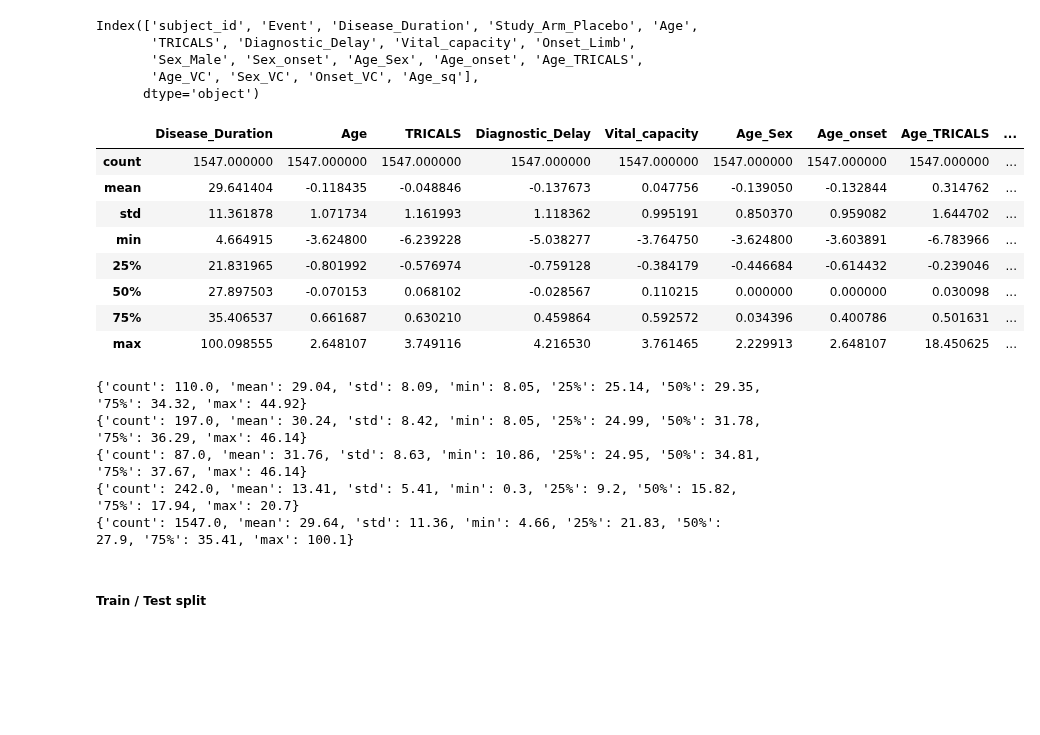
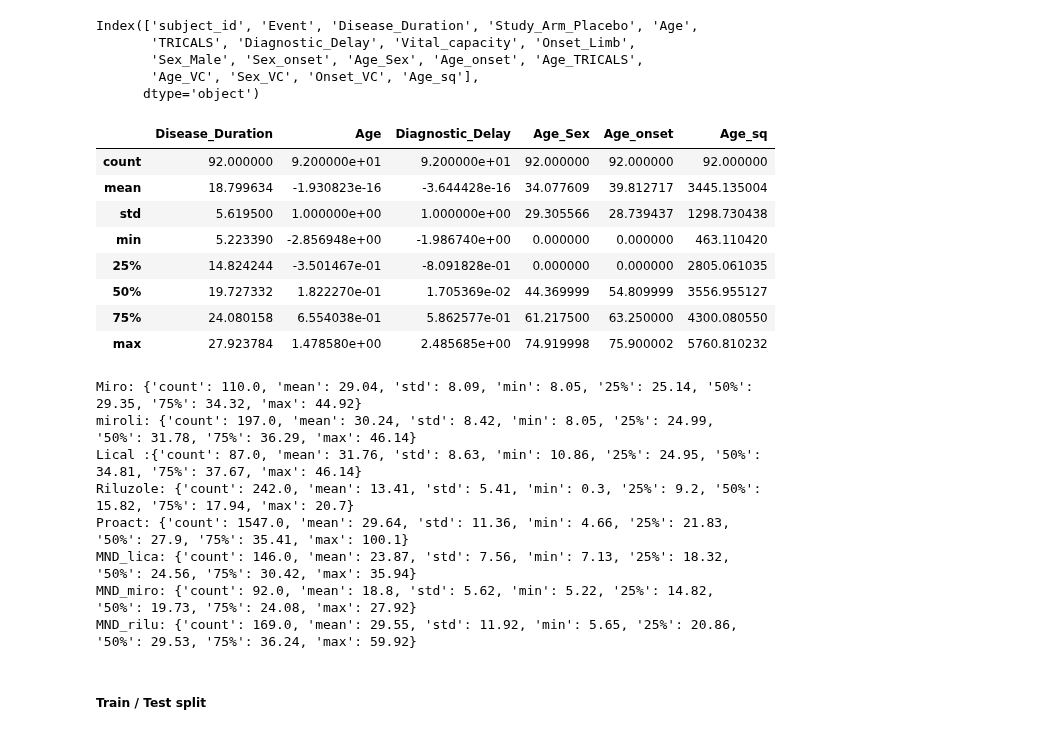
Before and after one commit to Uzoemeka/All_ALS_Data, a Jupyter notebook: 07.3_flexible_parametric_model_script_val_functionized_main_placebo_ext_trt_val.ipynb, the cells around one changed output. Cells and saved outputs as stored; diff of their text form; code cells hidden in the pictures; blank space fills up the shorter version.

```diff
--- a/07.3_flexible_parametric_model_script_val_functionized_main_placebo_ext_trt_val.ipynb
+++ b/07.3_flexible_parametric_model_script_val_functionized_main_placebo_ext_trt_val.ipynb
@@ -42,3 +43,6 @@ miro0 = pd.read_csv('/Users/Apple/projects/ALS_Digital_Twins/All_processed_data/
 miroli0 = pd.read_csv('/Users/Apple/projects/ALS_Digital_Twins/All_processed_data/DataFile/miroli0_processed_data_for_fp_model_21-01-2026.csv')
 ril_3010 = pd.read_csv('/Users/Apple/projects/ALS_Digital_Twins/All_processed_data/DataFile/ril_3010_processed_data_for_fp_model_21-01-2026.csv')
 proact0 = pd.read_csv('/Users/Apple/projects/ALS_Digital_Twins/All_processed_data/DataFile/proact0_processed_data_for_fp_model_21-01-2026.csv')
+MND_lica = pd.read_csv('/Users/Apple/projects/ALS_Digital_Twins/All_processed_data/DataFIle/MNDRegisterDataset_licals.csv')
+MND_miro = pd.read_csv('/Users/Apple/projects/ALS_Digital_Twins/All_processed_data/DataFIle/MNDRegisterDataset_mirocals.csv')
+MND_rilu = pd.read_csv('/Users/Apple/projects/ALS_Digital_Twins/All_processed_data/DataFIle/MNDRegisterDataset_riluzole.csv')
@@ -2004,29 +2101,35 @@ Index(['subject_id', 'Event', 'Disease_Duration', 'Study_Arm_Placebo', 'Age',
        'Age_VC', 'Sex_VC', 'Onset_VC', 'Age_sq'],
       dtype='object')
 # %%
-proact0_pla.select_dtypes(include=['float64']).describe()
+MND_miro.select_dtypes(include=['float64']).describe()
 # %% [output]
-|  | Disease_Duration | Age | TRICALS | Diagnostic_Delay | Vital_capacity | Age_Sex | Age_onset | Age_TRICALS | ... |
-| count | 1547.000000 | 1547.000000 | 1547.000000 | 1547.000000 | 1547.000000 | 1547.000000 | 1547.000000 | 1547.000000 | ... |
-| mean | 29.641404 | -0.118435 | -0.048846 | -0.137673 | 0.047756 | -0.139050 | -0.132844 | 0.314762 | ... |
-| std | 11.361878 | 1.071734 | 1.161993 | 1.118362 | 0.995191 | 0.850370 | 0.959082 | 1.644702 | ... |
-| min | 4.664915 | -3.624800 | -6.239228 | -5.038277 | -3.764750 | -3.624800 | -3.603891 | -6.783966 | ... |
-| 25% | 21.831965 | -0.801992 | -0.576974 | -0.759128 | -0.384179 | -0.446684 | -0.614432 | -0.239046 | ... |
-| 50% | 27.897503 | -0.070153 | 0.068102 | -0.028567 | 0.110215 | 0.000000 | 0.000000 | 0.030098 | ... |
-| 75% | 35.406537 | 0.661687 | 0.630210 | 0.459864 | 0.592572 | 0.034396 | 0.400786 | 0.501631 | ... |
-| max | 100.098555 | 2.648107 | 3.749116 | 4.216530 | 3.761465 | 2.229913 | 2.648107 | 18.450625 | ... |
+|  | Disease_Duration | Age | Diagnostic_Delay | Age_Sex | Age_onset | Age_sq |
+| count | 92.000000 | 9.200000e+01 | 9.200000e+01 | 92.000000 | 92.000000 | 92.000000 |
+| mean | 18.799634 | -1.930823e-16 | -3.644428e-16 | 34.077609 | 39.812717 | 3445.135004 |
+| std | 5.619500 | 1.000000e+00 | 1.000000e+00 | 29.305566 | 28.739437 | 1298.730438 |
+| min | 5.223390 | -2.856948e+00 | -1.986740e+00 | 0.000000 | 0.000000 | 463.110420 |
+| 25% | 14.824244 | -3.501467e-01 | -8.091828e-01 | 0.000000 | 0.000000 | 2805.061035 |
+| 50% | 19.727332 | 1.822270e-01 | 1.705369e-02 | 44.369999 | 54.809999 | 3556.955127 |
+| 75% | 24.080158 | 6.554038e-01 | 5.862577e-01 | 61.217500 | 63.250000 | 4300.080550 |
+| max | 27.923784 | 1.478580e+00 | 2.485685e+00 | 74.919998 | 75.900002 | 5760.810232 |
 # %%
-print(miro0_pla.Disease_Duration.describe().round(2).to_dict())
-print(miroli0_pla.Disease_Duration.describe().round(2).to_dict())
-print(lical0_pla.Disease_Duration.describe().round(2).to_dict())
-print(ril_3010_pla.Disease_Duration.describe().round(2).to_dict())
-print(proact0_pla.Disease_Duration.describe().round(2).to_dict())
+print(f"Miro: {miro0_pla.Disease_Duration.describe().round(2).to_dict()}")
+print(f"miroli: {miroli0_pla.Disease_Duration.describe().round(2).to_dict()}")
+print(f"Lical :{lical0_pla.Disease_Duration.describe().round(2).to_dict()}")
+print(f"Riluzole: {ril_3010_pla.Disease_Duration.describe().round(2).to_dict()}")
+print(f"Proact: {proact0_pla.Disease_Duration.describe().round(2).to_dict()}")
+print(f"MND_lica: {MND_lica.Disease_Duration.describe().round(2).to_dict()}")
+print(f"MND_miro: {MND_miro.Disease_Duration.describe().round(2).to_dict()}")
+print(f"MND_rilu: {MND_rilu.Disease_Duration.describe().round(2).to_dict()}")
 # %% [output]
-{'count': 110.0, 'mean': 29.04, 'std': 8.09, 'min': 8.05, '25%': 25.14, '50%': 29.35, '75%': 34.32, 'max': 44.92}
-{'count': 197.0, 'mean': 30.24, 'std': 8.42, 'min': 8.05, '25%': 24.99, '50%': 31.78, '75%': 36.29, 'max': 46.14}
-{'count': 87.0, 'mean': 31.76, 'std': 8.63, 'min': 10.86, '25%': 24.95, '50%': 34.81, '75%': 37.67, 'max': 46.14}
-{'count': 242.0, 'mean': 13.41, 'std': 5.41, 'min': 0.3, '25%': 9.2, '50%': 15.82, '75%': 17.94, 'max': 20.7}
-{'count': 1547.0, 'mean': 29.64, 'std': 11.36, 'min': 4.66, '25%': 21.83, '50%': 27.9, '75%': 35.41, 'max': 100.1}
+Miro: {'count': 110.0, 'mean': 29.04, 'std': 8.09, 'min': 8.05, '25%': 25.14, '50%': 29.35, '75%': 34.32, 'max': 44.92}
+miroli: {'count': 197.0, 'mean': 30.24, 'std': 8.42, 'min': 8.05, '25%': 24.99, '50%': 31.78, '75%': 36.29, 'max': 46.14}
+Lical :{'count': 87.0, 'mean': 31.76, 'std': 8.63, 'min': 10.86, '25%': 24.95, '50%': 34.81, '75%': 37.67, 'max': 46.14}
+Riluzole: {'count': 242.0, 'mean': 13.41, 'std': 5.41, 'min': 0.3, '25%': 9.2, '50%': 15.82, '75%': 17.94, 'max': 20.7}
+Proact: {'count': 1547.0, 'mean': 29.64, 'std': 11.36, 'min': 4.66, '25%': 21.83, '50%': 27.9, '75%': 35.41, 'max': 100.1}
+MND_lica: {'count': 146.0, 'mean': 23.87, 'std': 7.56, 'min': 7.13, '25%': 18.32, '50%': 24.56, '75%': 30.42, 'max': 35.94}
+MND_miro: {'count': 92.0, 'mean': 18.8, 'std': 5.62, 'min': 5.22, '25%': 14.82, '50%': 19.73, '75%': 24.08, 'max': 27.92}
+MND_rilu: {'count': 169.0, 'mean': 29.55, 'std': 11.92, 'min': 5.65, '25%': 20.86, '50%': 29.53, '75%': 36.24, 'max': 59.92}
 # %% [markdown]
 ##### **Train / Test split**
 # %%
```
Also changed, not shown: parts of 26 cells of this notebook, 15 other files.
